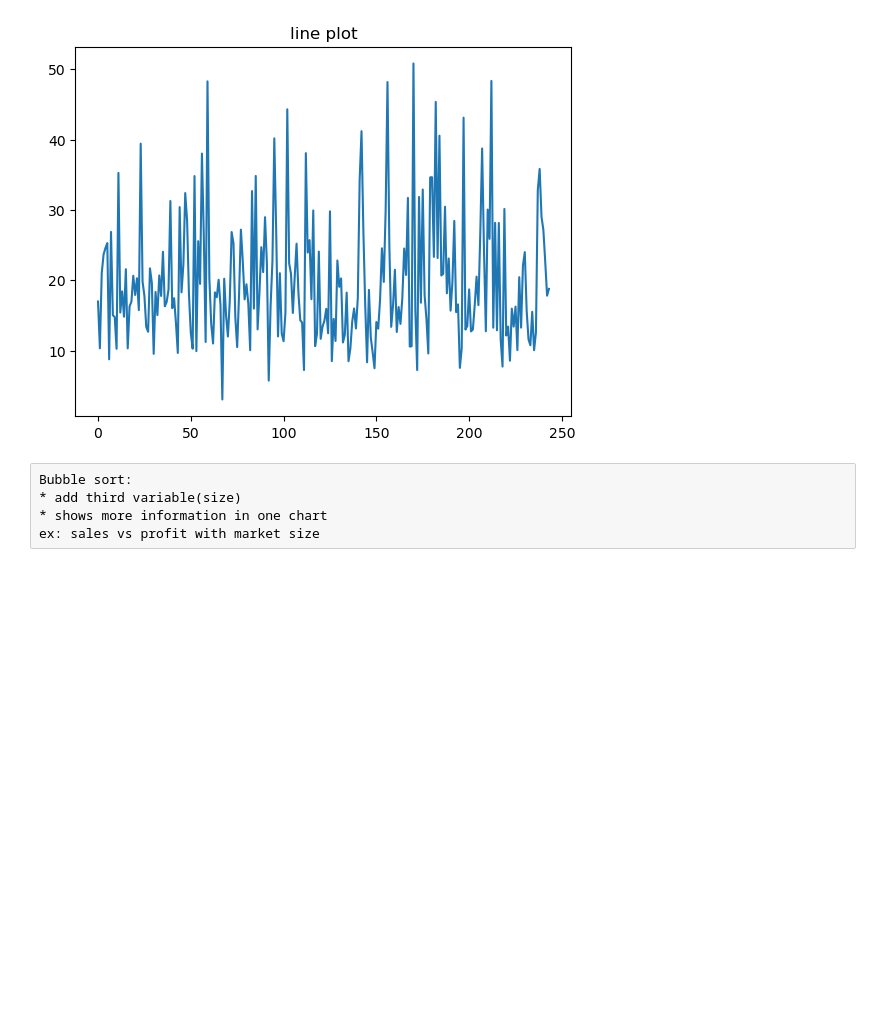
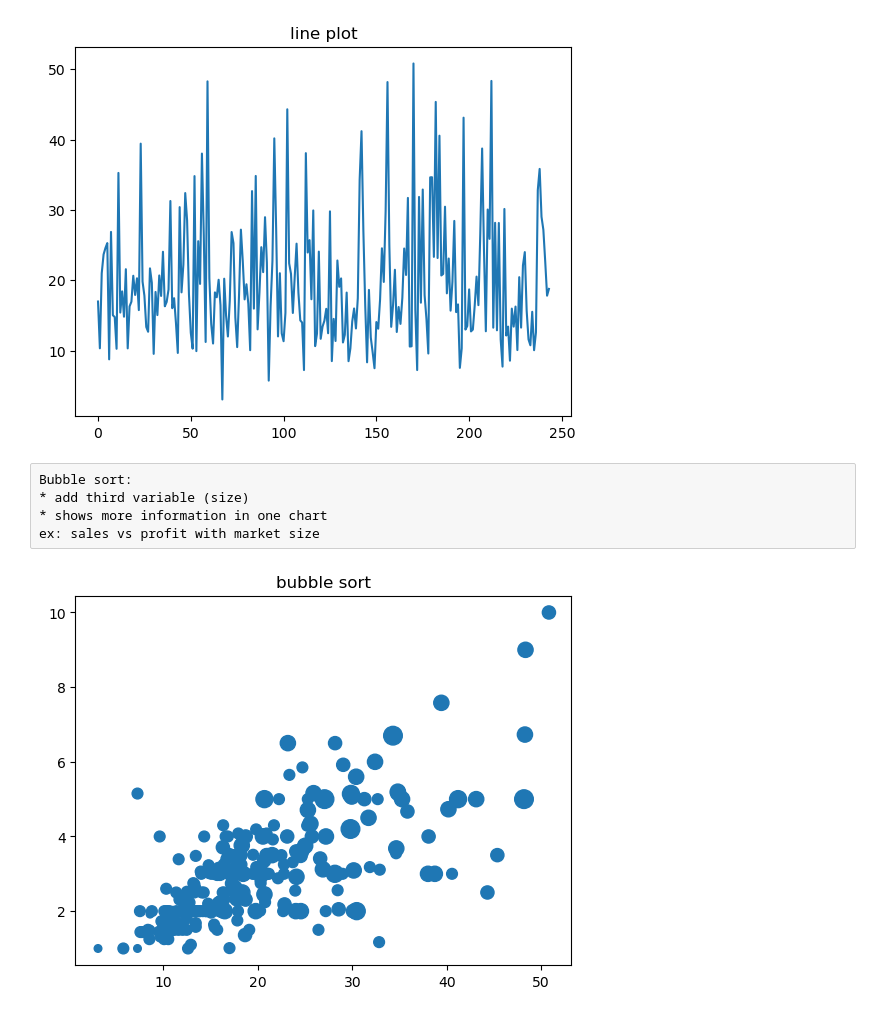
Before and after one commit to CodeWithAkash/python-class-notes, a Jupyter notebook: visualization.ipynb, the cells around one changed output. Cells and saved outputs as stored; diff of their text form; code cells hidden in the pictures; blank space fills up the shorter version.

```diff
--- a/visualization.ipynb
+++ b/visualization.ipynb
@@ -274,11 +274,14 @@ plt.show()
 [figure]
 # %% [raw]
 Bubble sort:
-* add third variable(size)
+* add third variable (size)
 * shows more information in one chart
 ex: sales vs profit with market size
 # %%
 plt.scatter(df['total_bill'],df['tip'],s=df['size']*30)
-plt.titt
+plt.title('bubble sort')
+plt.show()
+# %% [output]
+[figure, added]
 # %%
 !git add .
```
Also changed, not shown: parts of 3 cells of this notebook.
